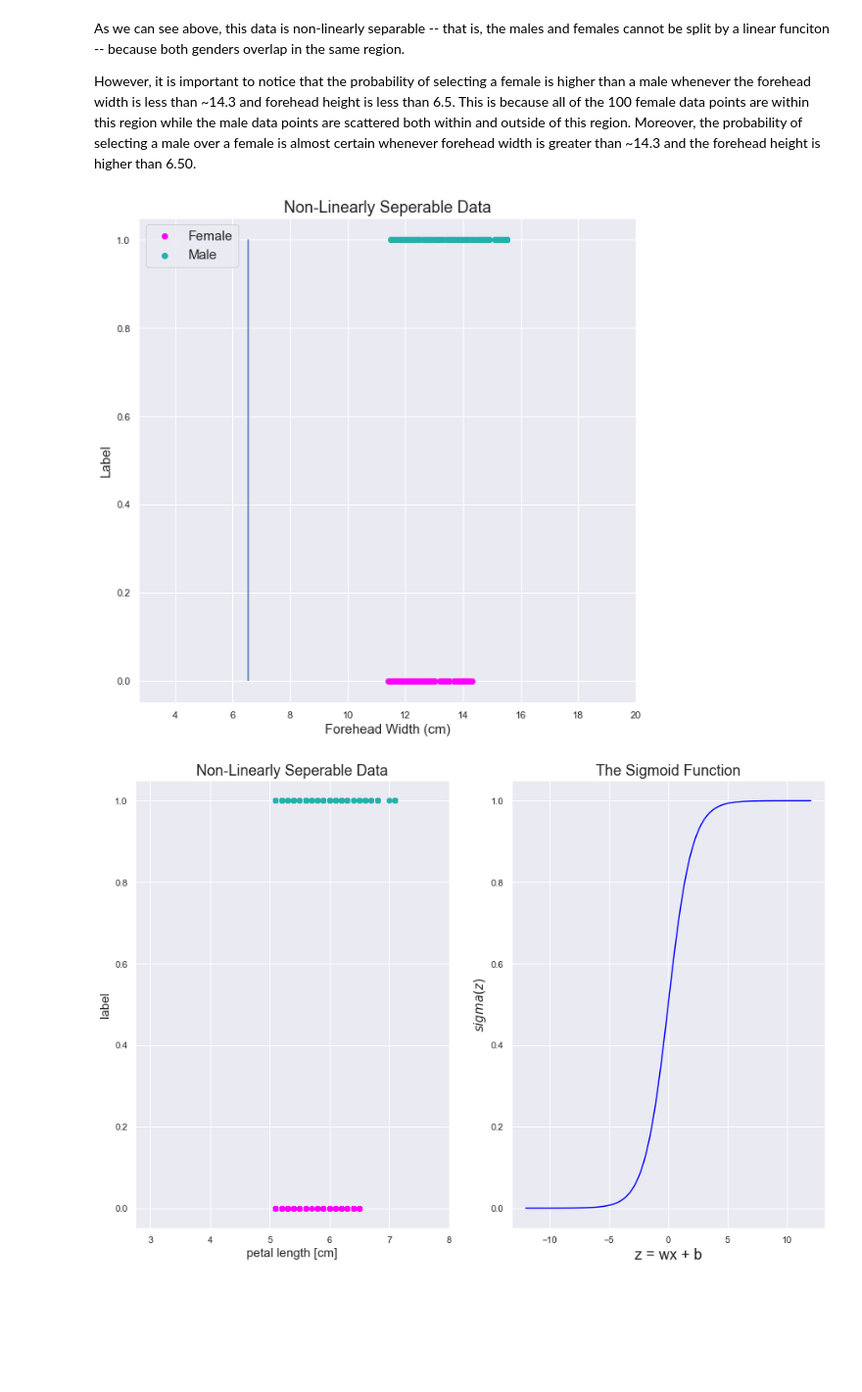
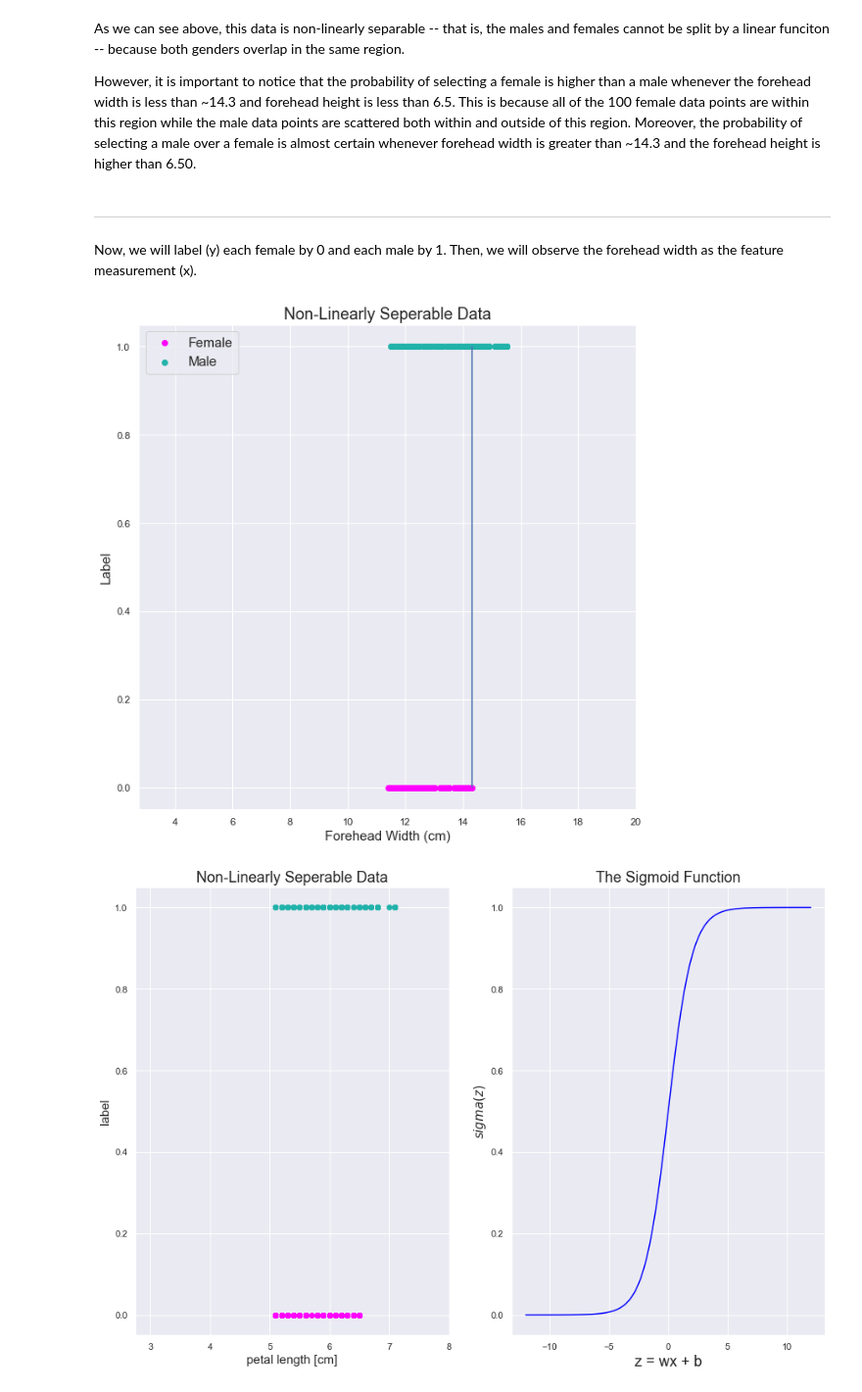
Before and after one commit to rjxgonzalez/INDE_577_Data-Science-and-Machine-Learning-, a Jupyter notebook: Supervised Learning/Classification/Logistic Regression/Logistic Regression.ipynb, the cells around one changed output. Shown at 98% size. Cells and saved outputs as stored; diff of their text form; code cells hidden in the pictures; blank space fills up the shorter version.

```diff
--- a/Supervised Learning/Classification/Logistic Regression/Logistic Regression.ipynb
+++ b/Supervised Learning/Classification/Logistic Regression/Logistic Regression.ipynb
@@ -62,25 +62,28 @@ plt.show()
 As we can see above, this data is non-linearly separable -- that is, the males and females cannot be split by a linear funciton -- because both genders overlap in the same region.
 
 However, it is important to notice that the probability of selecting a female is higher than a male whenever the forehead width is less than ~14.3 and forehead height is less than 6.5. This is because all of the 100 female data points are within this region while the male data points are scattered both within and outside of this region. Moreover, the probability of selecting a male over a female is almost certain whenever forehead width is greater than ~14.3 and the forehead height is higher than 6.50.
+# %% [markdown]
+----------------------------------------------------------------------------------------------------------------------------------------------------------------------------------
+Now, we will label (y) each female by 0 and each male by 1. Then, we will observe the forehead width as the feature measurement (x).
 # %%
 plt.figure(figsize = (10, 10))
 plt.xlim((2.75, 20))
 plt.scatter(female_w,
             np.zeros(100),
             color = "magenta",
             label = "Female")
 plt.scatter(male_w,
             np.ones(100),
             color = "lightseagreen",
             label = "Male")
-plt.vlines(6.55, 0.0, 1.0)
+plt.vlines(14.3, 0.0, 1.0)
 plt.xlabel("Forehead Width (cm)", fontsize = 15)
 plt.ylabel("Label", fontsize = 15)
 plt.legend(fontsize = 15, loc = "upper left")
 plt.title("Non-Linearly Seperable Data", fontsize = 18)
 plt.show()
 # %% [output]
-[figure, old version]
+[figure, new version]
 # %%
 def sigmoid(z):
     return 1.0/(1.0 + np.exp(-z))
```
